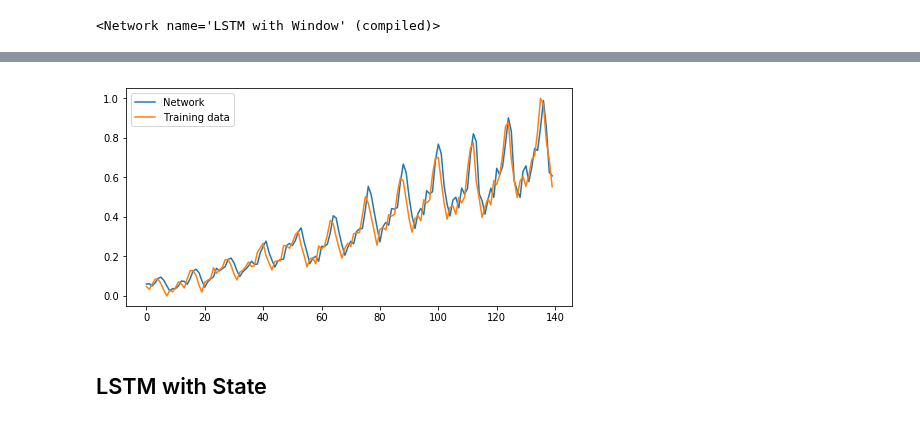
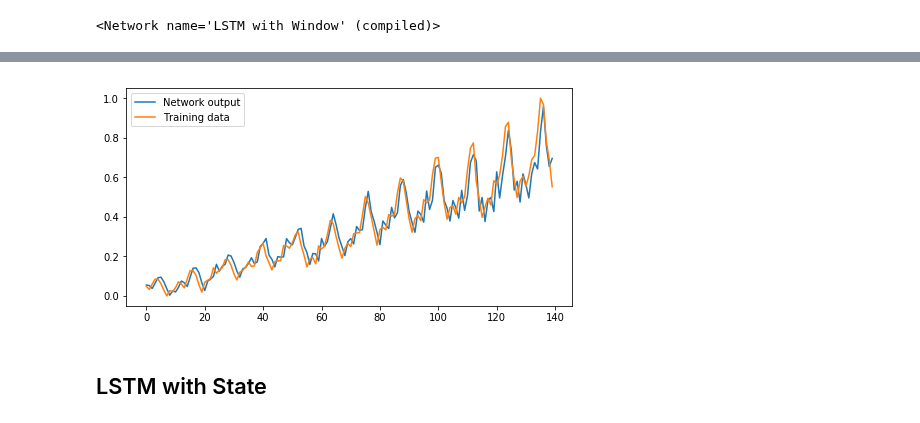
Before and after one commit to ArtificialIntelligenceToolkit/conx, a Jupyter notebook: notebooks/LSTM.ipynb, the cells around one changed output, grey strips where cells are left out. Drawn from its saved outputs; the diff is of its cells as text; code cells hidden in the pictures.

```diff
--- a/notebooks/LSTM.ipynb
+++ b/notebooks/LSTM.ipynb
@@ -188,0 +179,2 @@ Saving network... Saved!
+# %%
+net2.train(100, batch_size=batch_size, shuffle=False, plot=True, save=True)
@@ -189,8 +189,8 @@ Saving network... Saved!
 # %%
 outputs = [net2.propagate(i, visualize=False) for i in net2.dataset.inputs]
-plot([["Network", outputs], ["Training data", net2.dataset.targets]])
+plot([["Network output", outputs], ["Training data", net2.dataset.targets]])
 # %% [output]
-[figure, old version]
+[figure, new version]
 # %% [markdown]
 ## LSTM with State
 # %%
```
Also changed, not shown: parts of 19 cells of this notebook, 2 other files.
